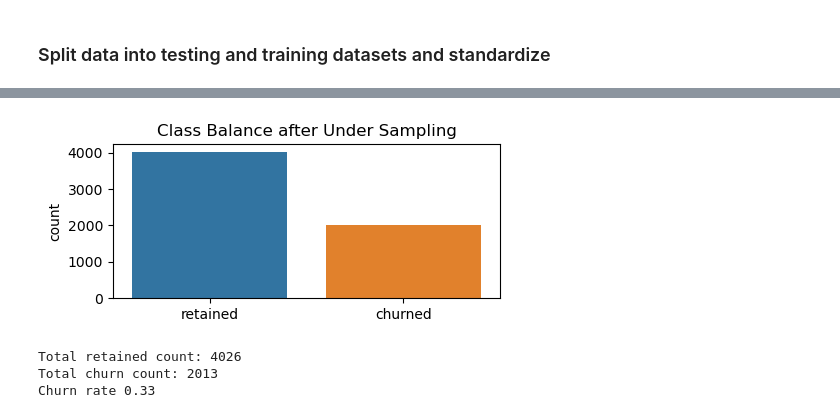
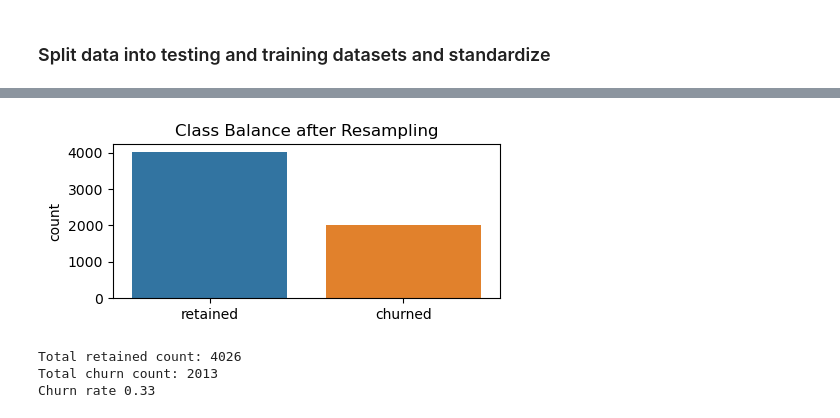
Before and after one commit to amoutafian/waze_capstone, a Jupyter notebook: notebooks/29.3 Modeling .ipynb, the cells around one changed output, grey strips where cells are left out. Drawn from its saved outputs; the diff is of its cells as text; code cells hidden in the pictures.

```diff
--- a/notebooks/29.3 Modeling .ipynb
+++ b/notebooks/29.3 Modeling .ipynb
@@ -106,16 +95,16 @@ Name: label, Length: 11439, dtype: int64
 # %%
 # Convert y_res to a DataFrame for visualization
 y_res_df = pd.DataFrame(y_res, columns=['label'])
 
 # Visualize the new class balance
 plt.figure(figsize = (5, 2))
 sns.countplot(x = y_res_df["label"])
 plt.xlabel("")
 plt.xticks([0, 1], ['retained', 'churned'])
-plt.title("Class Balance after Under Sampling")
+plt.title("Class Balance after Resampling")
 plt.show()
 # %% [output]
-[figure, old version]
+[figure, new version]
 # %%
 retained_count = y_res_df["label"].value_counts().get(0, 0)
 churn_count = y_res_df["label"].value_counts().get(1, 0)
```
Also changed, not shown: parts of 25 cells of this notebook.
